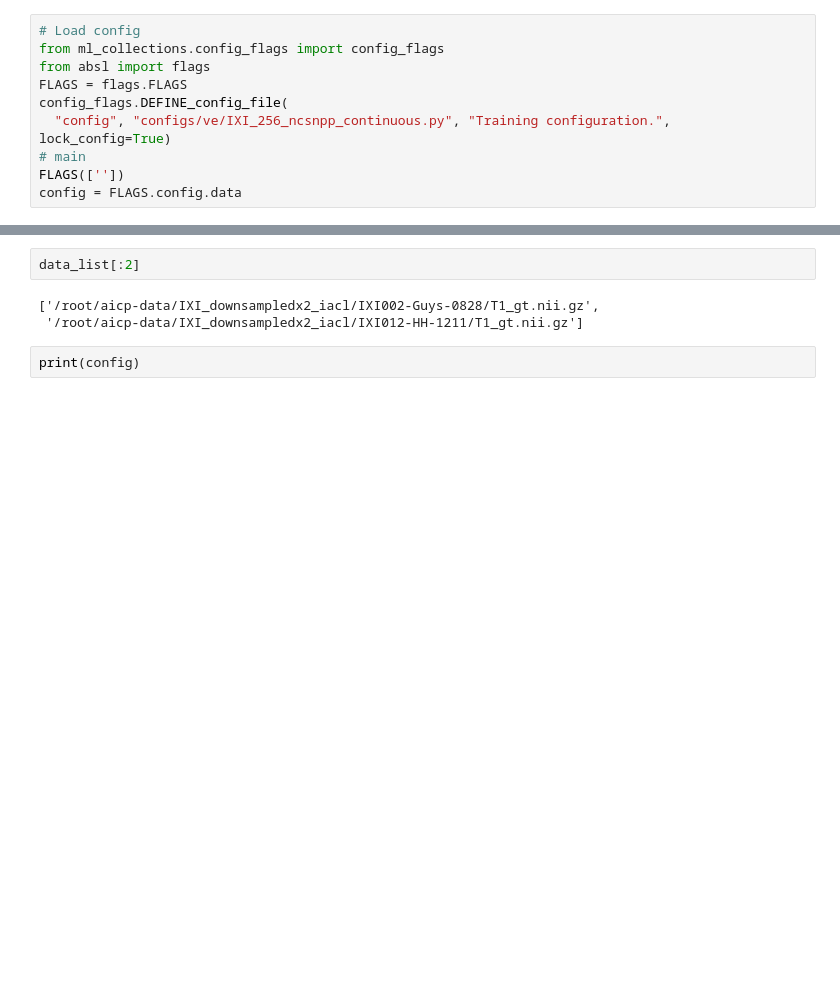
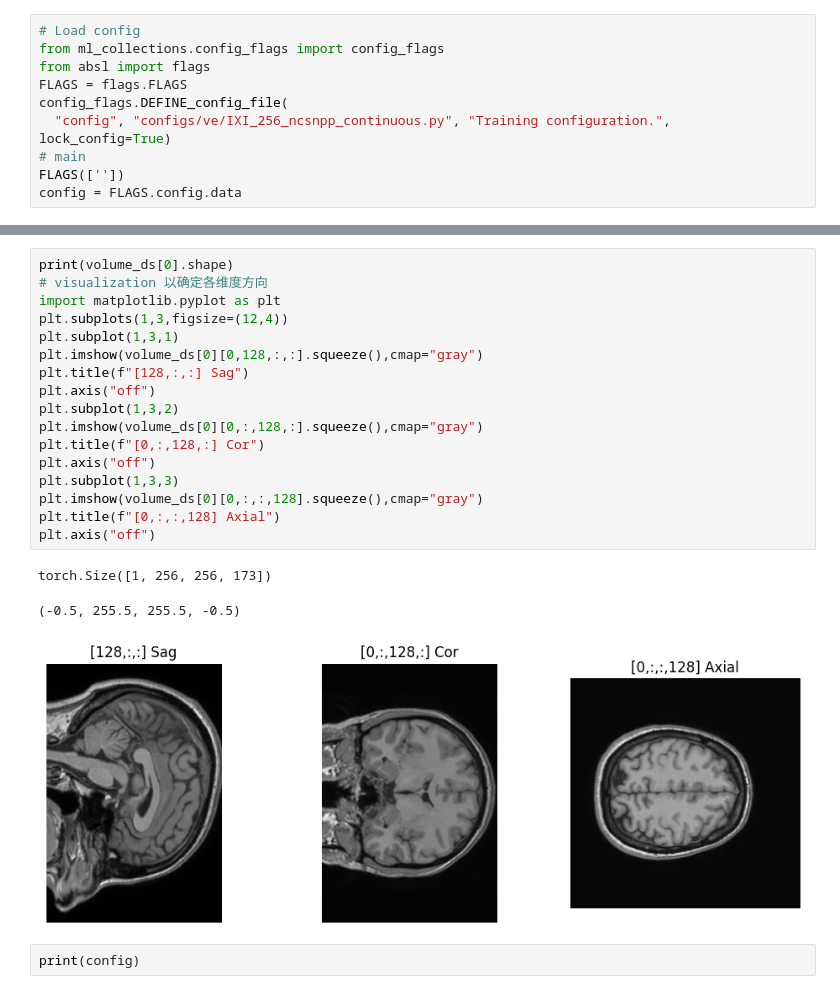
Before and after one commit to bnbqq8/DiffusionMBIR, a Jupyter notebook: toy.ipynb, the cells around one changed output, grey strips where cells are left out. Cells and saved outputs as stored; diff of their text form; blank space fills up the shorter version.

```diff
--- a/toy.ipynb
+++ b/toy.ipynb
@@ -194,8 +194,24 @@ RuntimeError: applying transform <monai.transforms.io.array.LoadImage object at
-# %%
-data_list[:2]
-# %% [output]
-['/root/aicp-data/IXI_downsampledx2_iacl/IXI002-Guys-0828/T1_gt.nii.gz',
- '/root/aicp-data/IXI_downsampledx2_iacl/IXI012-HH-1211/T1_gt.nii.gz']
+# %%
+print(volume_ds[0].shape)
+# visualization 以确定各维度方向
+import matplotlib.pyplot as plt
+plt.subplots(1,3,figsize=(12,4))
+plt.subplot(1,3,1)
+plt.imshow(volume_ds[0][0,128,:,:].squeeze(),cmap="gray")
+plt.title(f"[128,:,:] Sag")
+plt.axis("off")
+plt.subplot(1,3,2)
+plt.imshow(volume_ds[0][0,:,128,:].squeeze(),cmap="gray")
+plt.title(f"[0,:,128,:] Cor")
+plt.axis("off")
+plt.subplot(1,3,3)
+plt.imshow(volume_ds[0][0,:,:,128].squeeze(),cmap="gray")
+plt.title(f"[0,:,:,128] Axial")
+plt.axis("off")
+# %% [output]
+torch.Size([1, 256, 256, 173])
+(-0.5, 255.5, 255.5, -0.5)
+[figure, added]
 # %%
 print(config)
 # %% [output]
```
Also changed, not shown: parts of 2 cells of this notebook, 1 other file.
